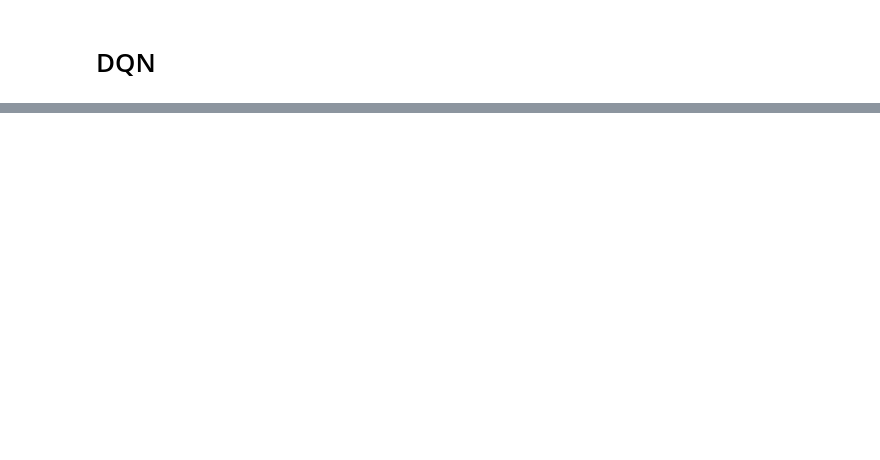
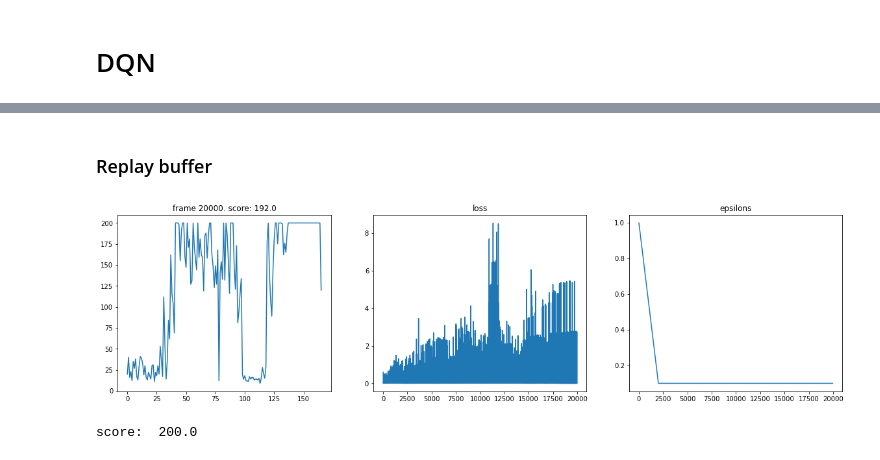
Before and after one commit to g0kul6/Rainbow_Reinforcement_Learning, a Jupyter notebook: DQN.ipynb, the cells around one changed output, grey strips where cells are left out. Drawn from its saved outputs; the diff is of its cells as text; code cells hidden in the pictures; blank space fills up the shorter version.

```diff
--- a/DQN.ipynb
+++ b/DQN.ipynb
@@ -22,8 +24,8 @@ env=gym.make("CartPole-v0")
 # %%
 #creating the neural network
-class network(nn.Module):
+class Network(nn.Module):
     def __init__(self,in_dimension,out_dimension):
-        super(network,self).__init__()
+        super(Network,self).__init__()
         #nn model
         self.layers=nn.Sequential(
             nn.Linear(in_dimension,128),
@@ -35,3 +37,31 @@ class network(nn.Module):
     def forward(self,x:torch.Tensor)->torch.Tensor:
         #forward propagation
         return self.layers(x)
+# %% [markdown]
+### Replay buffer
+# %%
+class ReplayBuffer:
+    def __init__(self,obs_dim,size,batch_size:int=32):
+
+        self.obs_buf = np.zeros([size, obs_dim], dtype=np.float32)
+        self.next_obs_buf = np.zeros([size, obs_dim], dtype=np.float32)
+        self.acts_buf = np.zeros([size], dtype=np.float32)
+        self.rews_buf = np.zeros([size], dtype=np.float32)
+        self.done_buf = np.zeros(size, dtype=np.float32)
+        self.max_size, self.batch_size = size, batch_size
+        self.ptr, self.size, = 0, 0
+    def store(self,obs,act,rew,next_obs,done):
+        #storing all necesary info
+        self.obs_buf[self.ptr] = obs
+        self.next_obs_buf[self.ptr] = next_obs
+        self.acts_buf[self.ptr] = act
+        self.rews_buf[self.ptr] = rew
+        self.done_buf[self.ptr] = done
+        self.ptr = (self.ptr + 1) % self.max_size
+        self.size = min(self.size + 1, self.max_size)
+    def sample_batch(self) -> Dict[str, np.ndarray]:
+        #sampling the replay buffer
+        idxs = np.random.choice(self.size, size=self.batch_size, replace=False)
+        return dict(obs=self.obs_buf[idxs],next_obs=self.next_obs_buf[idxs],acts=self.acts_buf[idxs],rews=self.rews_buf[idxs],done=self.done_buf[idxs])
+    def __len__(self):
+        return self.size
@@ -37,0 +207,17 @@ class network(nn.Module):
+# %%
+# parameters
+num_frames = 20000
+memory_size = 1000
+batch_size = 32
+target_update = 100
+epsilon_decay = 1 / 2000
+
+agent = DQN(env, memory_size, batch_size, target_update, epsilon_decay)
+# %%
+agent.train(num_frames)
+# %% [output]
+[figure, added]
+# %%
+frames = agent.test()
+# %% [output]
+score:  200.0
```
Also changed, not shown: parts of 8 cells of this notebook.
